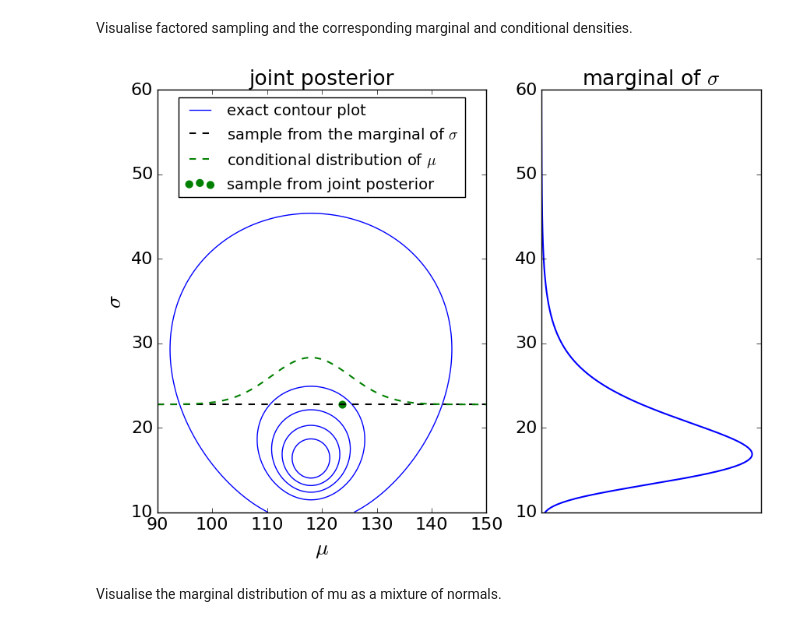
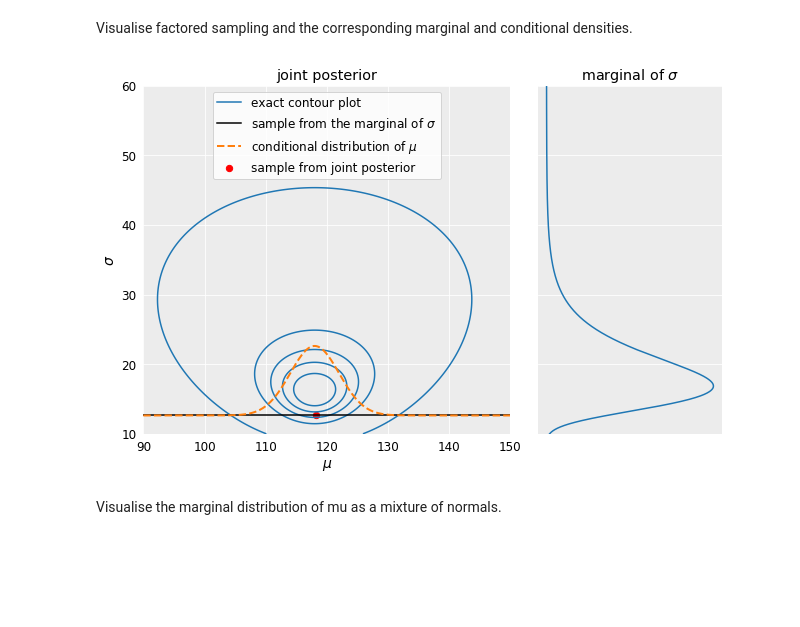
Before and after one commit to avehtari/BDA_py_demos, a Jupyter notebook: demos_ch3/demo3_1-4.ipynb, the cells around one changed output. Saved outputs shown, nothing was run; the diff lists cells and outputs as text; code cells hidden in the pictures; blank space fills up the shorter version.

```diff
--- a/demos_ch3/demo3_1-4.ipynb
+++ b/demos_ch3/demo3_1-4.ipynb
@@ -24,6 +27,8 @@ import sinvchi2
 # %%
-# Edit default plot settings
-plt.rc('font', size=16)
+# edit default plot settings
+plt.rc('font', size=12)
+# apply custom background plotting style
+plt.style.use(plot_tools.custom_styles['gray_background'])
 # %%
 # data
 y = np.array([93, 112, 122, 135, 122, 150, 118, 90, 124, 114])
@@ -33,15 +38,18 @@ s2 = np.var(y, ddof=1)  # Here ddof=1 is used to get the sample estimate.
 my = np.mean(y)
+# %%
+# set random number generator with seed
+rng = np.random.RandomState(seed=0)
 # %%
-# Factorize the joint posterior p(mu,sigma2|y) to p(sigma2|y)p(mu|sigma2,y)
-# Sample from the joint posterior using this factorization
+# factorize the joint posterior p(mu,sigma2|y) to p(sigma2|y)p(mu|sigma2,y)
+# sample from the joint posterior using this factorization
 
 # sample from p(sigma2|y)
-sigma2 = sinvchi2.rvs(n-1, s2, size=1000)
+sigma2 = sinvchi2.rvs(n-1, s2, size=1000, random_state=rng)
 # sample from p(mu|sigma2,y)
-mu = my + np.sqrt(sigma2/n)*np.random.randn(*sigma2.shape)
+mu = my + np.sqrt(sigma2/n)*rng.randn(*sigma2.shape)
 # display sigma instead of sigma2
 sigma = np.sqrt(sigma2)
 # sample from the predictive distribution p(ynew|y)
 # for each sample of (mu, sigma)
-ynew = np.random.randn(*mu.shape)*sigma + mu
+ynew = rng.randn(*mu.shape)*sigma + mu
 # %%
@@ -142,49 +194,57 @@ plt.legend();
 Visualise factored sampling and the corresponding marginal and conditional densities.
 # %%
 # create figure
-plotgrid = gridspec.GridSpec(1, 2, width_ratios=[3,2])
-fig = plt.figure(figsize=(10,7))
+fig, axes = plt.subplots(
+    1, 2,
+    figsize=(9, 6),
+    gridspec_kw=dict(width_ratios=[2, 1])
+)
 
 # plot the joint distribution
-ax0 = plt.subplot(plotgrid[0,0])
+ax = axes[0]
 # plot the contour plot of the exact posterior (c_levels is used to give
 # a vector of linearly spaced values at which levels contours are drawn)
 c_levels = np.linspace(1e-5, Z.max(), 6)[:-1]
-plt.contour(t1, t2, Z, c_levels, colors='blue')
+ax.contour(t1, t2, Z, c_levels, colors='C0')
 
 # plot the first sample
-line1, = plt.plot(tl1, [sigma[0], sigma[0]], 'k--', linewidth=1.5)
-line2, = plt.plot(
-    t1, sigma[0] + stats.norm.pdf(t1, my, np.sqrt(sigma2[0]/n))*100,
-    'g--', linewidth=1.5
+line1, = ax.plot(tl1, [sigma[0], sigma[0]], 'k')
+line2, = ax.plot(
+    t1,
+    sigma[0] + stats.norm.pdf(t1, my, np.sqrt(sigma2[0]/n))*100,
+    color='C1',
+    linestyle='dashed',
+    linewidth=2
 )
-scat = plt.scatter(mu[0], sigma[0], 40, color='g')
+scat = ax.scatter(mu[0], sigma[0], 40, color='r')
 
 # decorate
-plt.xlim(tl1)
-plt.ylim(tl2)
-plt.xlabel('$\mu$', fontsize=20)
-plt.ylabel('$\sigma$', fontsize=20)
-plt.title('joint posterior')
-plt.legend(
-    (plt.Line2D([], [], color='blue'), line1, line2, scat),
+ax.set_xlim(tl1)
+ax.set_ylim(tl2)
+ax.set_xlabel('$\mu$', fontsize=14)
+ax.set_ylabel('$\sigma$', fontsize=14)
+ax.set_title('joint posterior')
+ax.legend(
+    (plt.Line2D([], [], color='C0'), line1, line2, scat),
     ('exact contour plot',
      'sample from the marginal of $\\sigma$',
      'conditional distribution of $\\mu$',
      'sample from joint posterior'),
-    loc='upper center',
-    fontsize=14
+    loc='upper center'
 )
 
 # plot the marginal of sigma
-ax1 = plt.subplot(plotgrid[0,1])
-plt.plot(pm_sigma, t2, 'b', linewidth=1.5)
+ax = axes[1]
+ax.plot(pm_sigma, t2)
 # decorate
-plt.ylim(tl2)
-plt.title('marginal of $\sigma$')
-plt.xticks(());
+ax.set_ylim(tl2)
+ax.set_title('marginal of $\sigma$')
+ax.set_xticks(());
+ax.set_yticklabels(())
+
+fig.tight_layout()
 # %% [output]
-[figure, old version]
+[figure, new version]
 # %% [markdown]
 Visualise the marginal distribution of mu as a mixture of normals.
 # %%
```
Also changed, not shown: parts of 9 cells of this notebook.
